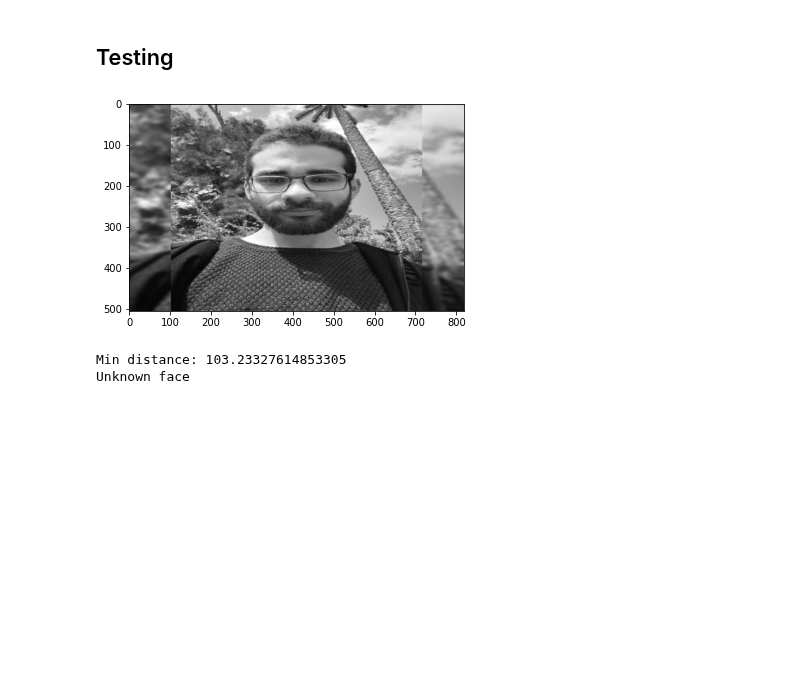
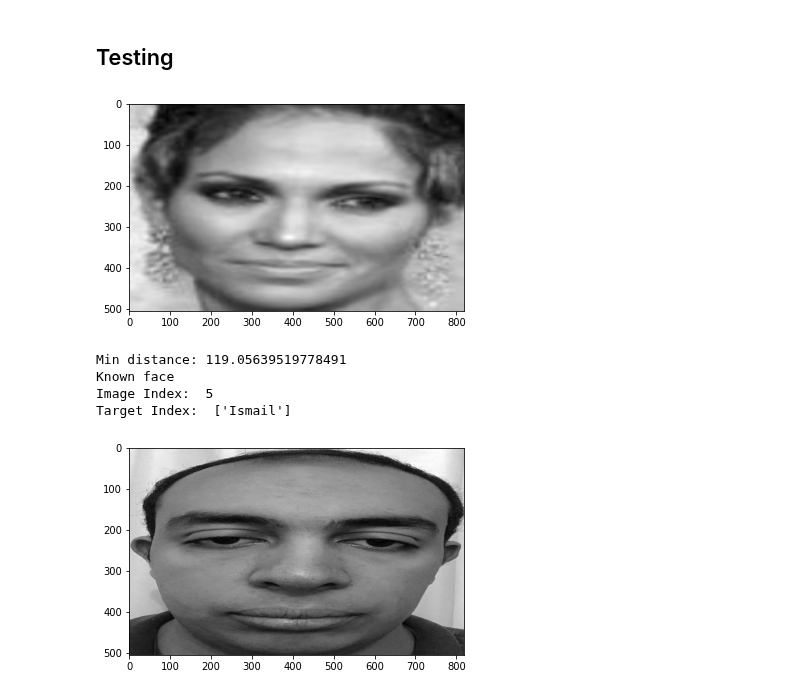
Before and after one commit to ahmedmoh1234/FaceDetection-Recognition, a Jupyter notebook: Recognizer/Eigenfaces/main_recognizer.ipynb, the cells around one changed output. Saved outputs shown, nothing was run; the diff lists cells and outputs as text; code cells hidden in the pictures; blank space fills up the shorter version.

```diff
--- a/Recognizer/Eigenfaces/main_recognizer.ipynb
+++ b/Recognizer/Eigenfaces/main_recognizer.ipynb
@@ -16,6 +16,7 @@ def convert_image(image, width, height):
     # plt.show()
     # if image is RGB, convert to grayscale
     if len(image.shape) > 2:
+        image = image[:,:,:3]
         image = rgb2gray(image)
     # resize image to width*height
     image = cv2.resize(image, (width, height))
@@ -374,34 +374,36 @@ def predict(omegas, test_image, average_image, eigenfaces, height, width, thresh
 # %%
 # -------------------------------- MAIN FUNCTION FOR RECOGNIZER -------------------------------- #
 
 def recognizer_main(input_image):
     # dataset = load_olivetti_dataset()
     # images, _, height, width, _, _, _, _ = extract_info_from_olivetti_dataset(dataset)
     images, y = load_our_dataset()
     images, _, height, width, _, _, _ = extract_info_from_our_dataset(images,y)
 
     omegas, eigenfaces, average_image = load_data()
     input_image = convert_image(input_image, width, height)
     plt.imshow(input_image.reshape(height,width), cmap='gray', label='Input image')
     plt.show()
 
-    predicted_index = predict(omegas, input_image, average_image, eigenfaces, height, width, 70)
+    predicted_index = predict(omegas, input_image, average_image, eigenfaces, height, width, 120)
     if (predicted_index == -1):
         print('Unknown face')
     else:
         print('Known face')
         # show predicted image
         print("Image Index: ", predicted_index)
         print("Target Index: ", y[predicted_index])
-        plt.imshow(images[predicted_index],
-                   cmap='gray', label='Predicted image')
+        plt.imshow(images[predicted_index],cmap='gray', label='Predicted image')
         plt.show()
-input_img = io.imread(dirname+ '/Our Test Images/naderTest2.jpg')
+input_img = io.imread(dirname+ '/Our Test Images/Lopez.jpg')
 recognizer_main(input_img)
 # %% [output]
-[figure, old version]
+[figure, new version]
-Min distance: 103.23327614853305
-Unknown face
+Min distance: 119.05639519778491
+Known face
+Image Index:  5
+Target Index:  ['Ismail']
+[figure, added]
 # %%
 def train_olivetti():
     dataset = load_olivetti_dataset()
```
Also changed, not shown: parts of 1 cell of this notebook, 13 other files.
